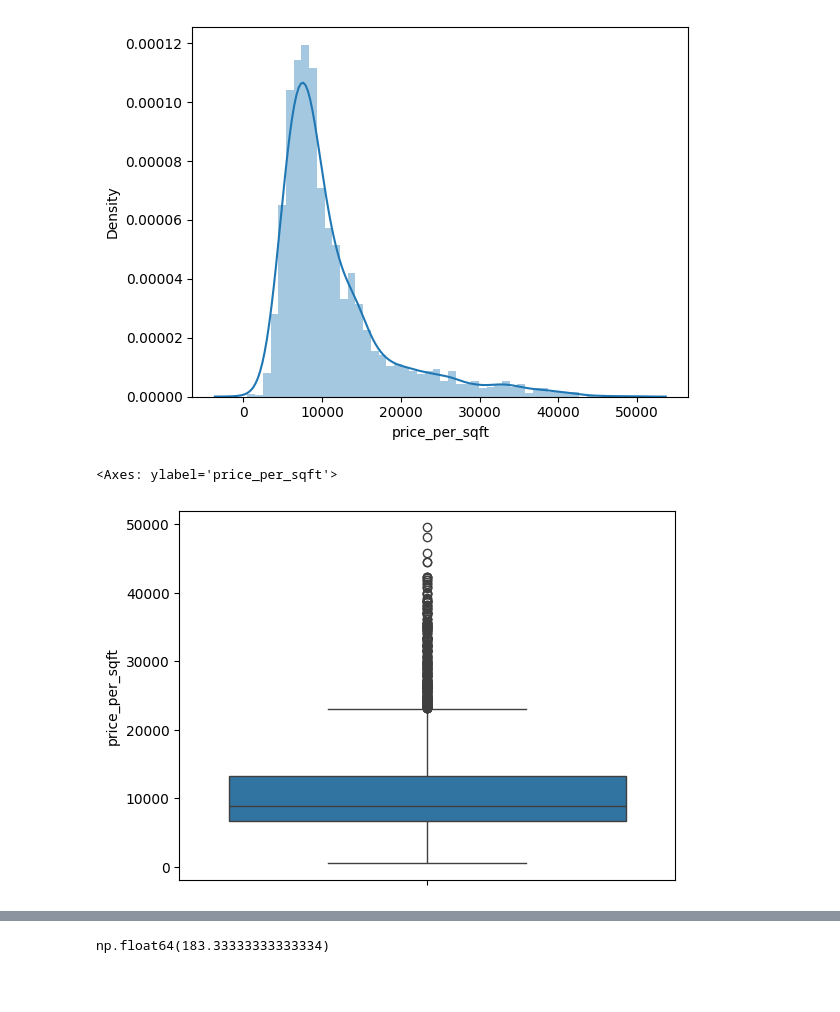
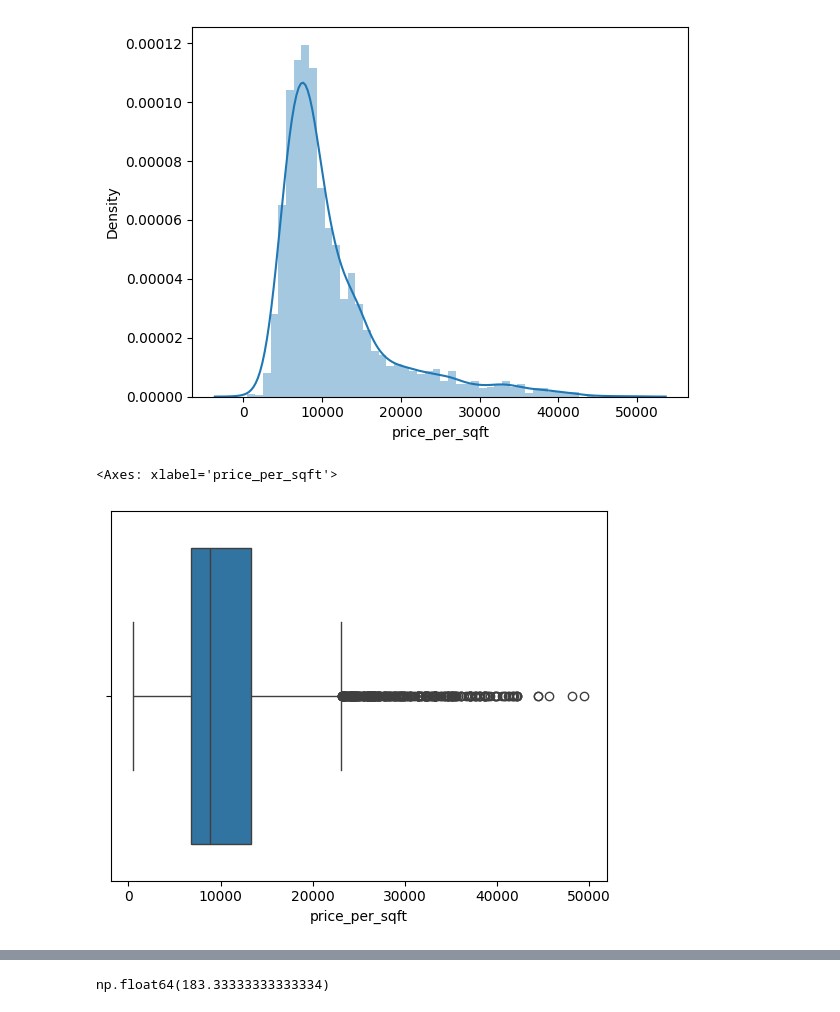
Before and after one commit to udaybhaskar29/House-Price-Prediction, a Jupyter notebook: handling_outliers.ipynb, the cells around one changed output, grey strips where cells are left out. Cells and saved outputs as stored; diff of their text form; code cells hidden in the pictures; blank space fills up the shorter version.

```diff
--- a/handling_outliers.ipynb
+++ b/handling_outliers.ipynb
@@ -652,10 +652,10 @@ https://gist.github.com/mwaskom/de44147ed2974457ad6372750bbe5751
 <Axes: xlabel='price_per_sqft', ylabel='Density'>
 [figure]
 # %%
-sns.boxplot(df['price_per_sqft'])
+sns.boxplot(x = df['price_per_sqft'])
 # %% [output]
-<Axes: ylabel='price_per_sqft'>
+<Axes: xlabel='price_per_sqft'>
-[figure, old version]
+[figure, new version]
 # %%
 df[df['price_per_sqft'] > 42000]
 # %% [output]
```
Also changed, not shown: parts of 20 cells of this notebook.
